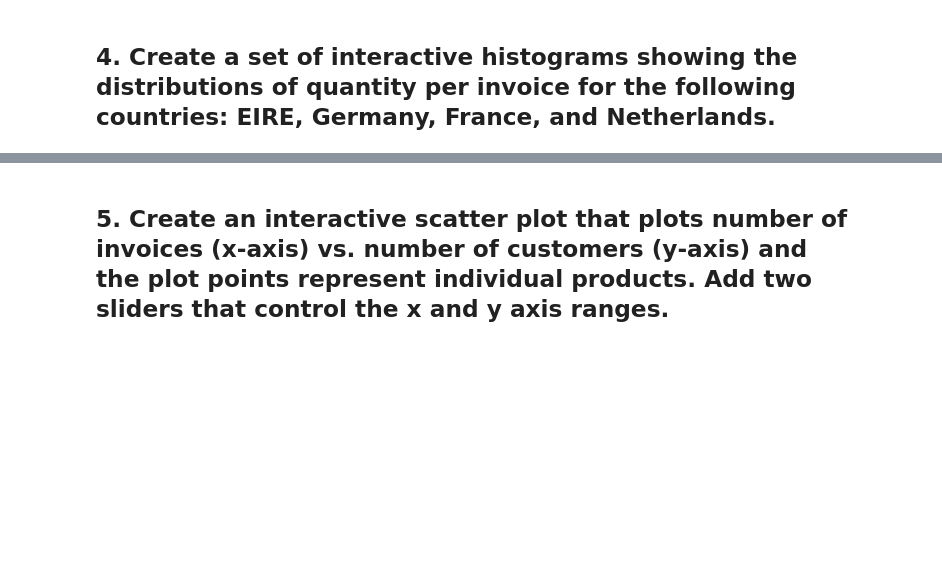
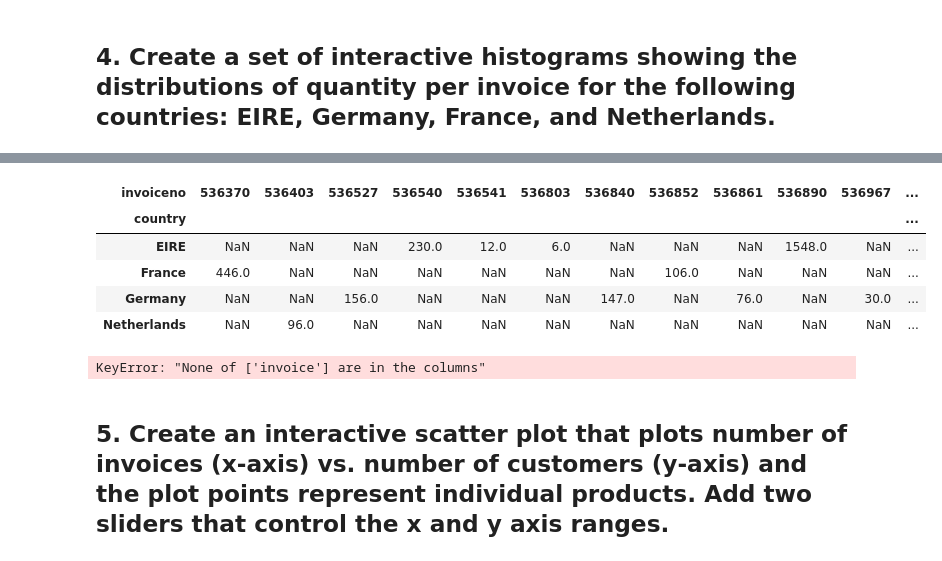
Before and after one commit to Ironhack-Data-Madrid-Marzo-2022/5.2-lab_interactive_visualization, a Jupyter notebook: your-code/main.ipynb, the cells around one changed output, grey strips where cells are left out. Saved outputs shown, nothing was run; the diff lists cells and outputs as text; code cells hidden in the pictures; blank space fills up the shorter version.

```diff
--- a/your-code/main.ipynb
+++ b/your-code/main.ipynb
@@ -24,2 +136,17 @@ data = pd.read_excel('../Online Retail.xlsx')
+# %%
+invoice.pivot_table(values='quantity', columns='invoiceno',
+                      index='country', aggfunc='sum')
+# %% [output]
+| invoiceno | 536370 | 536403 | 536527 | 536540 | 536541 | 536803 | 536840 | 536852 | 536861 | 536890 | 536967 | ... |
+| country |  |  |  |  |  |  |  |  |  |  |  | ... |
+| EIRE | NaN | NaN | NaN | 230.0 | 12.0 | 6.0 | NaN | NaN | NaN | 1548.0 | NaN | ... |
+| France | 446.0 | NaN | NaN | NaN | NaN | NaN | NaN | 106.0 | NaN | NaN | NaN | ... |
+| Germany | NaN | NaN | 156.0 | NaN | NaN | NaN | 147.0 | NaN | 76.0 | NaN | 30.0 | ... |
+| Netherlands | NaN | 96.0 | NaN | NaN | NaN | NaN | NaN | NaN | NaN | NaN | NaN | ... |
+# %%
+data.iplot(kind='bar', x='invoice', title='Quantity per invoice by Country',
+          xTitle='Country', yTitle='Quantity')
+# %% [output]
+KeyError: "None of ['invoice'] are in the columns"
 # %% [markdown]
 ## 5. Create an interactive scatter plot that plots number of invoices (x-axis) vs. number of customers (y-axis) and the plot points represent individual products. Add two sliders that control the x and y axis ranges.
```
Also changed, not shown: parts of 19 cells of this notebook, 1 other file.
